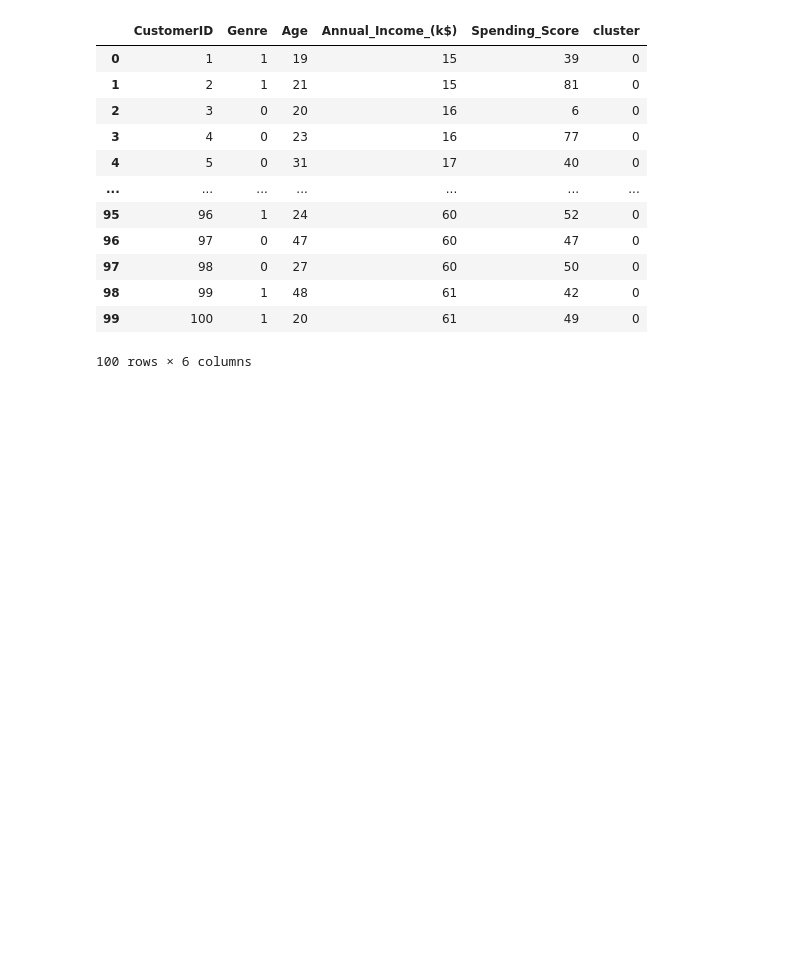
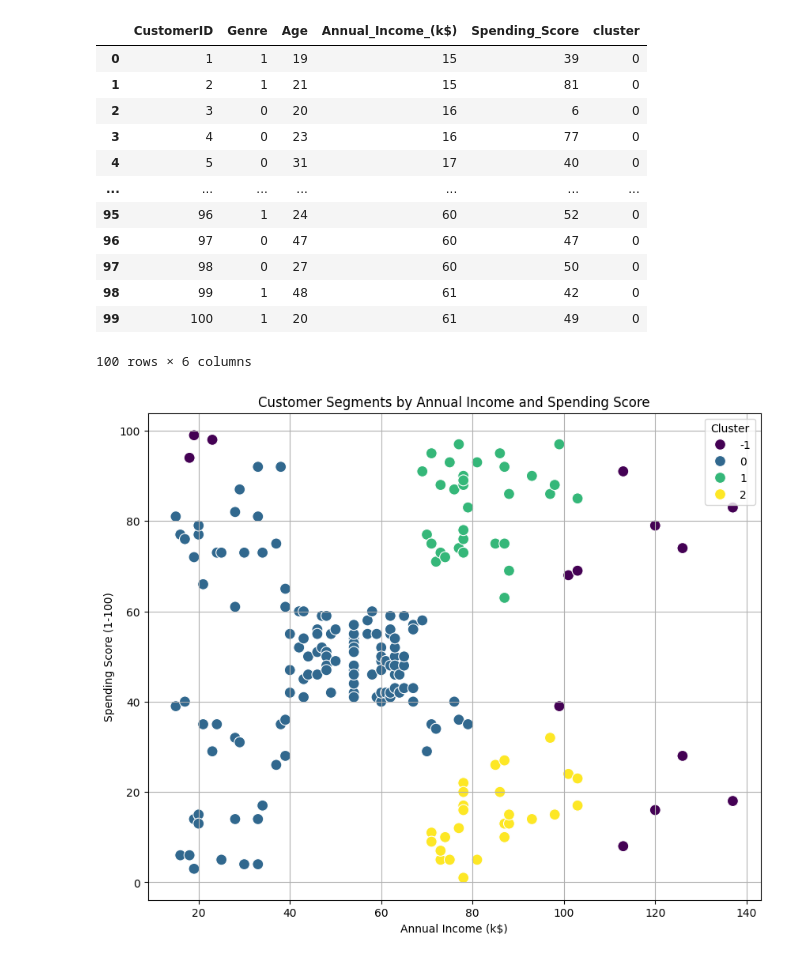
Before and after one commit to VISHVAPRASATHVS/CLUSTERING_ALGORITHMS, a Jupyter notebook: mall_customers_clustering_using_DBSCAN.ipynb, the cells around one changed output. Saved outputs shown, nothing was run; the diff lists cells and outputs as text; code cells hidden in the pictures; blank space fills up the shorter version.

```diff
--- a/mall_customers_clustering_using_DBSCAN.ipynb
+++ b/mall_customers_clustering_using_DBSCAN.ipynb
@@ -67,3 +68,14 @@ df.head(100)
 | 98 | 99 | 1 | 48 | 61 | 42 | 0 |
 | 99 | 100 | 1 | 20 | 61 | 49 | 0 |
 100 rows × 6 columns
+# %%
+plt.figure(figsize=(10, 8))
+sns.scatterplot(x='Annual_Income_(k$)', y='Spending_Score', hue='cluster', data=df, palette='viridis', s=100)
+plt.title('Customer Segments by Annual Income and Spending Score')
+plt.xlabel('Annual Income (k$)')
+plt.ylabel('Spending Score (1-100)')
+plt.legend(title='Cluster')
+plt.grid(True)
+plt.show()
+# %% [output]
+[figure, added]
```
Also changed, not shown: parts of 1 cell of this notebook.
